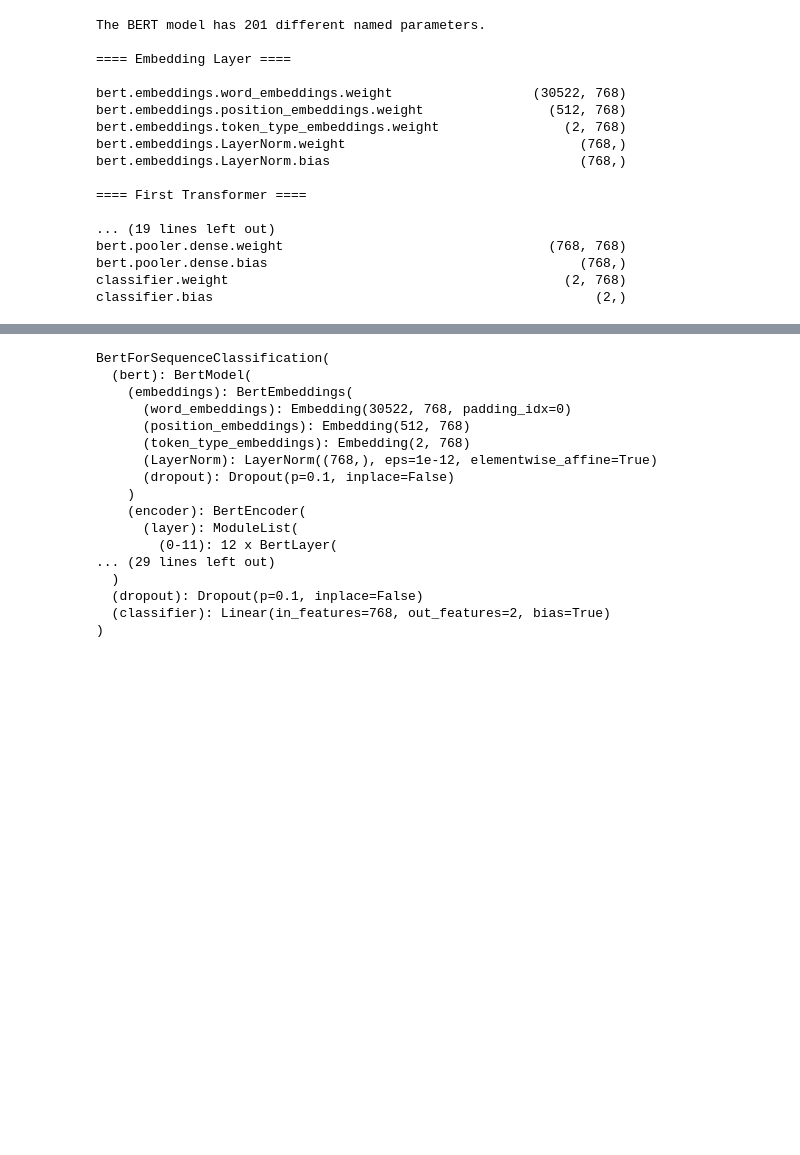
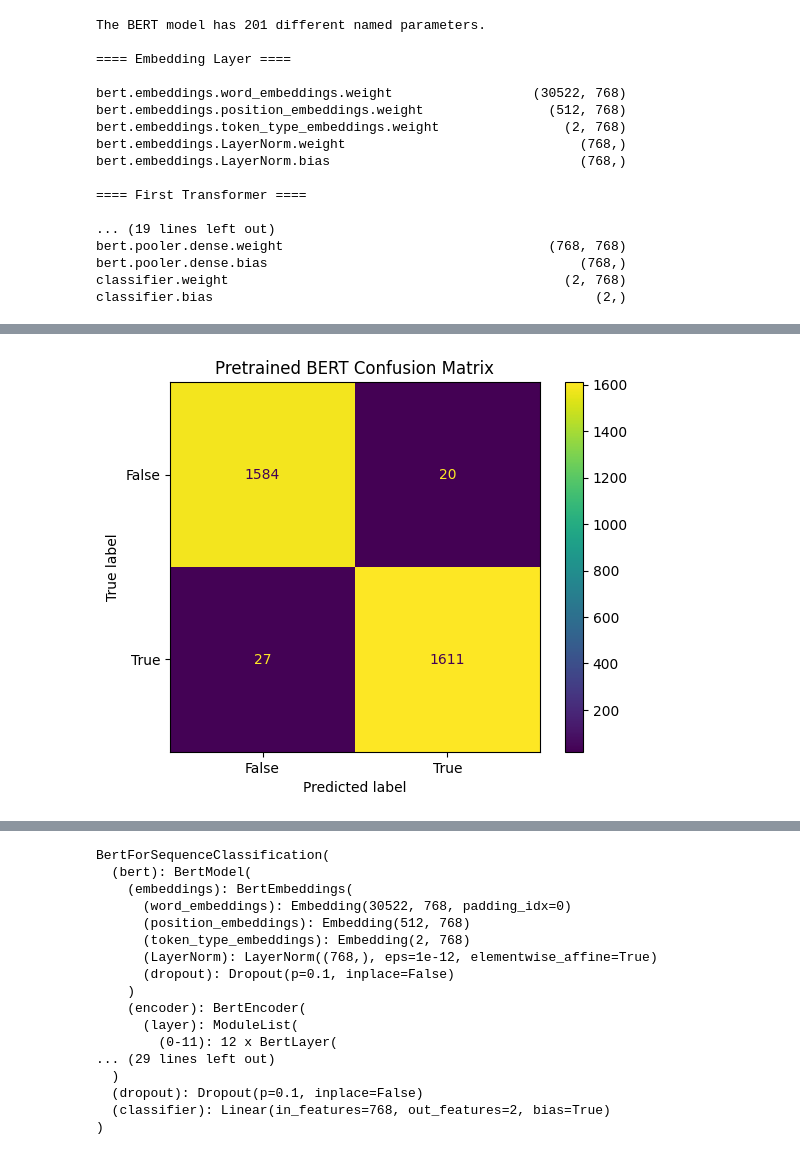
Before and after one commit to normalwalrus/DepressionDetection, a Jupyter notebook: BERT_v2.ipynb, the cells around one changed output, grey strips where cells are left out. Drawn from its saved outputs; the diff is of its cells as text; code cells hidden in the pictures; blank space fills up the shorter version.

Commit message:
Added confusion matrix

```diff
--- a/BERT_v2.ipynb
+++ b/BERT_v2.ipynb
@@ -656,3 +672,21 @@ Total training took 0:04:20 (h:mm:ss)
+# %%
+import matplotlib.pyplot as plt
+import numpy
+from sklearn import metrics
+
+pred_flat = np.argmax(stored_predicted_tensor, axis=1)
+labels_flat = stored_labels_ids
+
+confusion_matrix = metrics.confusion_matrix(labels_flat, pred_flat)
+
+cm_display = metrics.ConfusionMatrixDisplay(confusion_matrix = confusion_matrix, display_labels = [False, True])
+
+
+cm_display.plot()
+plt.title("Pretrained BERT Confusion Matrix")
+plt.show()
+# %% [output]
+[figure, added]
 # %%
 import pandas as pd
 
```
Also changed, not shown: parts of 6 cells of this notebook, 3 other files.
